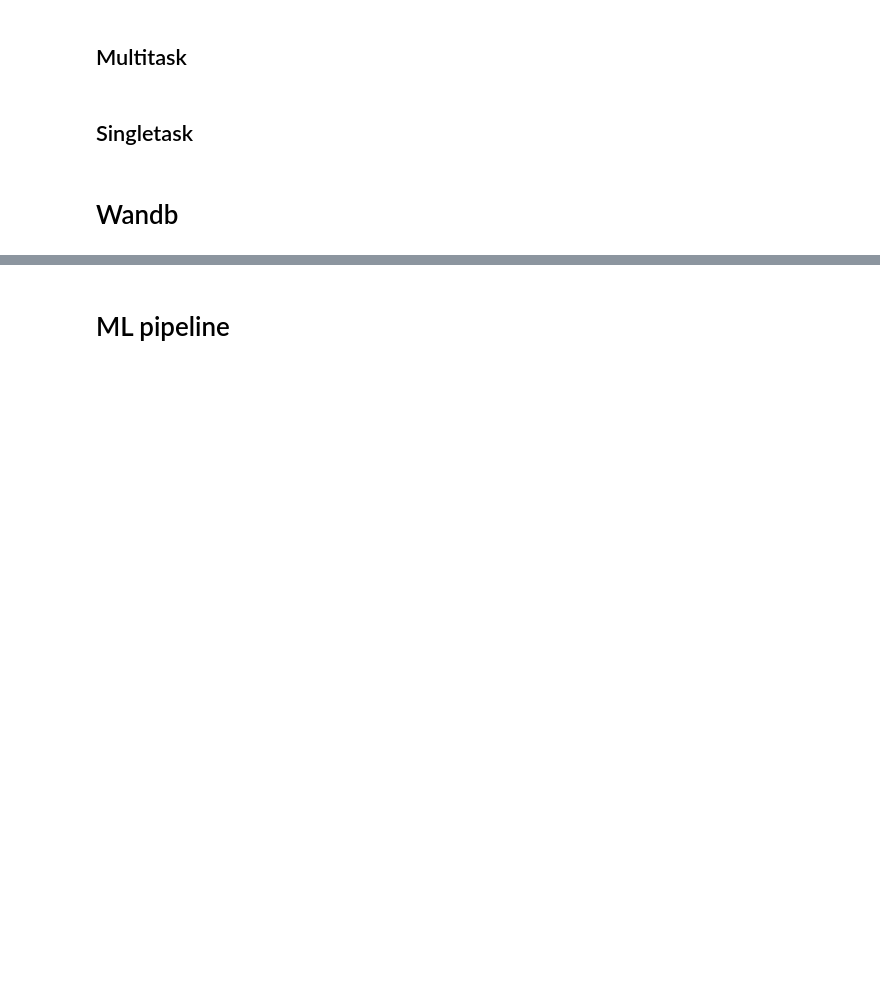
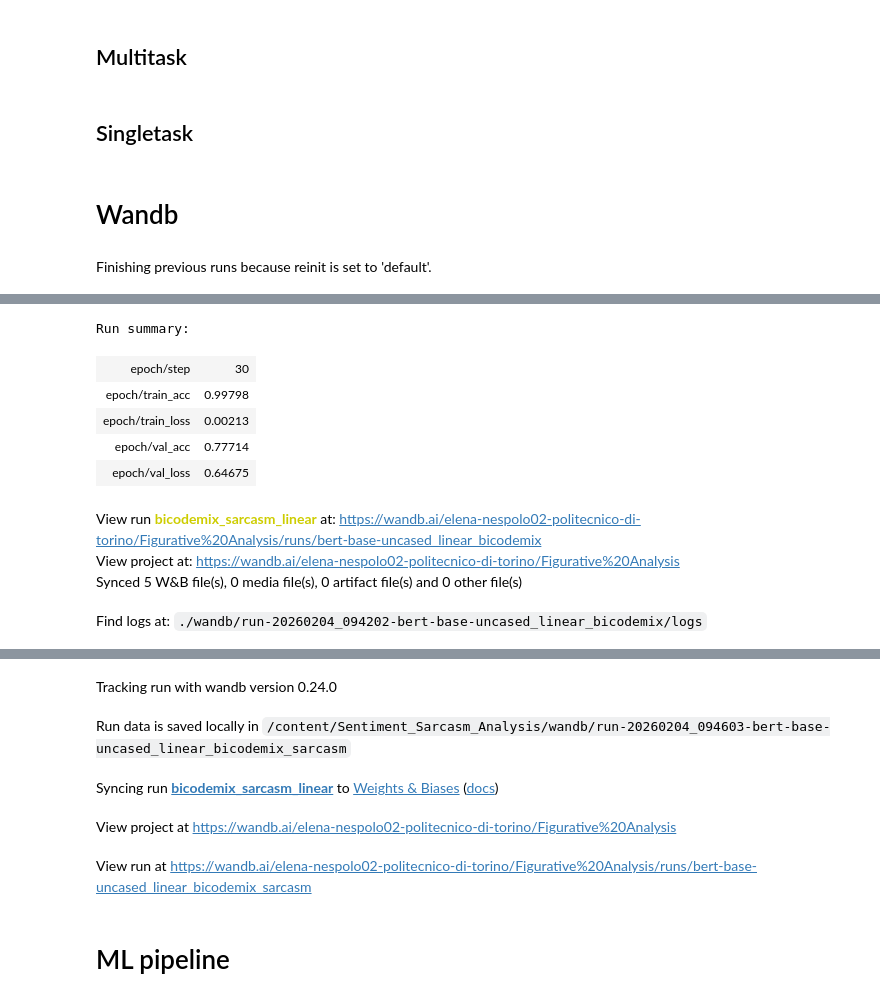
Before and after one commit to elenanespolo/Sentiment_Sarcasm_Analysis, a Jupyter notebook: train_on_BESSTIE.ipynb, the cells around one changed output, grey strips where cells are left out. Cells and saved outputs as stored; diff of their text form; code cells hidden in the pictures; blank space fills up the shorter version.

```diff
--- a/train_on_BESSTIE.ipynb
+++ b/train_on_BESSTIE.ipynb
@@ -35,8 +53,8 @@ from peft import LoraConfig, get_peft_model, TaskType # LoRA imports (may need t
 # %% [markdown]
 # Set parameters
 # %%
-ENABLE_WANDB = False
-training_dataset_name = 'BESSTIE'  # 'BESSTIE' or 'yelp' or 'bicodemix' or 'twitter'
+ENABLE_WANDB = True
+training_dataset_name = 'bicodemix_sarcasm'  # 'BESSTIE' or 'yelp' or 'bicodemix' or 'twitter'
 
 use_decoder = False  # if True use decoder otherwise use classification head on top of encoder
 
@@ -86,6 +104,26 @@ train_dataset_CFGs = {
             'sarcasm': ['0', '1'],
         },
         'task': 'sarcasm-sentiment',
+    },
+    'bicodemix_sarcasm': {
+        'dataset_name': 'bicodemix',
+        'root_folder': './dataset/bicodemix',
+        'file_name': 'train_SS.csv',
+        'classes': {
+            'sentiment': [],
+            'sarcasm': ['0', '1'],
+        },
+        'task': 'sarcasm',
+    },
+    'bicodemix_sentiment': {
+        'dataset_name': 'bicodemix',
+        'root_folder': './dataset/bicodemix',
+        'file_name': 'train_SS.csv',
+        'classes': {
+            'sentiment': ['0', '1', '2'],
+            'sarcasm': [],
+        },
+        'task': 'sentiment',
     },
     'twitter': {
         'dataset_name': 'twitter',
@@ -139,7 +177,7 @@ CFG = {
     "train_dataset_CFG": train_dataset_CFGs[training_dataset_name],
     "valid_dataset_CFG": valid_dataset_CFG,
     'model_name': 'bert-base-uncased',
-    'classification_head': 'cross_talk_conv', # ['linear', 'conv', 'lstm', 'multi_task_conv', 'cross_talk_conv']
+    'classification_head': 'linear', # ['linear', 'conv', 'lstm', 'multi_task_conv', 'cross_talk_conv']
     'quantization_config': QUANTIZATION_CFG,
     'lora_config': LORA_CFG,
     'seed': 0,
@@ -172,3 +210,4 @@ print("Quantization and LoRA configurations set.")
 
 # for wandb
 run_name = f"{training_dataset_name}_{CFG['classification_head']}"
+print(f"Run name is: {run_name}")
@@ -820,9 +866,9 @@ def validate(model, task, val_loader, criterion, device):
 # Wandb
 # %%
 if CFG['train_dataset_CFG'].get('variety', None) == None:
-    run_id = f"{CFG['model_name']}_{CFG['classification_head']}_{CFG['train_dataset_CFG']['dataset_name']}"
+    run_id = f"{CFG['model_name']}_{CFG['classification_head']}_{CFG['train_dataset_CFG']['dataset_name']}_{CFG['train_dataset_CFG']['task']}"
 else:
-    run_id = f"{CFG['model_name']}_{CFG['classification_head']}_{CFG['train_dataset_CFG']['dataset_name']}_{CFG['train_dataset_CFG']['variety']}"
+    run_id = f"{CFG['model_name']}_{CFG['classification_head']}_{CFG['train_dataset_CFG']['dataset_name']}_{CFG['train_dataset_CFG']['variety']}_{CFG['train_dataset_CFG']['task']}"
 if ENABLE_WANDB:
     import wandb
     # NOTE: set run_name
@@ -846,3 +892,5 @@ if ENABLE_WANDB:
 
     wandb.define_metric("validate/step")
     wandb.define_metric("validate/*", step_metric="validate/step")
+# %% [output]
+Finishing previous runs because reinit is set to 'default'.
@@ -848,0 +898,10 @@ if ENABLE_WANDB:
+Run summary:
+| epoch/step | 30 |
+| epoch/train_acc | 0.99798 |
+| epoch/train_loss | 0.00213 |
+| epoch/val_acc | 0.77714 |
+| epoch/val_loss | 0.64675 |
+View run bicodemix_sarcasm_linear at: https://wandb.ai/elena-nespolo02-politecnico-di-torino/Figurative%20Analysis/runs/bert-base-uncased_linear_bicodemix
+View project at: https://wandb.ai/elena-nespolo02-politecnico-di-torino/Figurative%20Analysis
+Synced 5 W&B file(s), 0 media file(s), 0 artifact file(s) and 0 other file(s)
+Find logs at: ./wandb/run-20260204_094202-bert-base-uncased_linear_bicodemix/logs
@@ -849,3 +909,8 @@ if ENABLE_WANDB:
+Tracking run with wandb version 0.24.0
+Run data is saved locally in /content/Sentiment_Sarcasm_Analysis/wandb/run-20260204_094603-bert-base-uncased_linear_bicodemix_sarcasm
+Syncing run bicodemix_sarcasm_linear to Weights & Biases (docs)
+View project at https://wandb.ai/elena-nespolo02-politecnico-di-torino/Figurative%20Analysis
+View run at https://wandb.ai/elena-nespolo02-politecnico-di-torino/Figurative%20Analysis/runs/bert-base-uncased_linear_bicodemix_sarcasm
 # %% [markdown]
 # ML pipeline
 # %%
```
Also changed, not shown: parts of 7 cells of this notebook.
